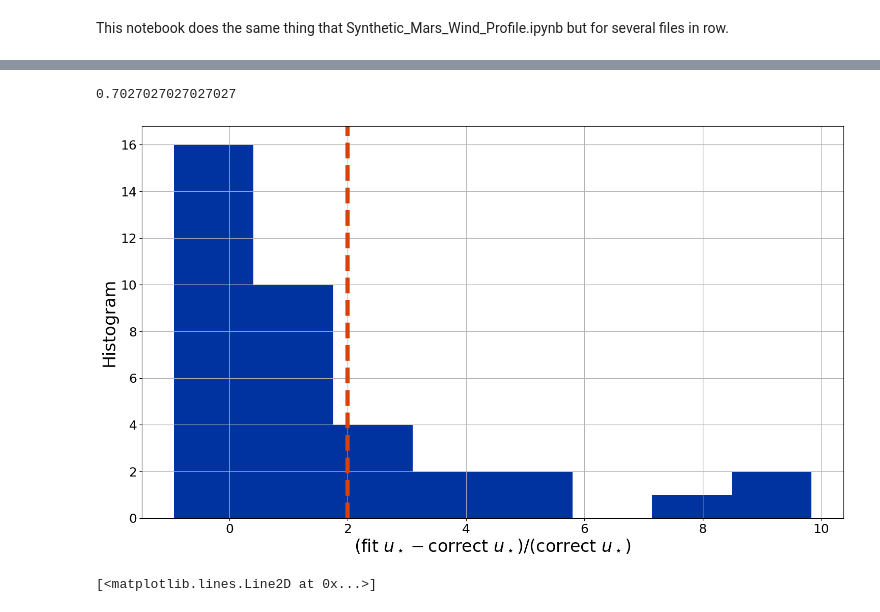
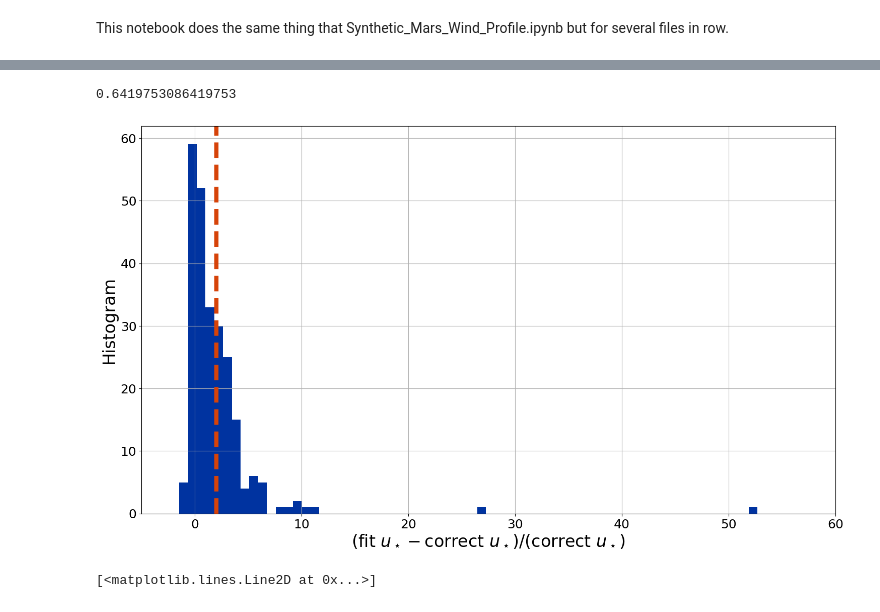
Before and after one commit to BoiseStatePlanetary/Measuring_Wind_with_Ingenuity, a Jupyter notebook: code/Batch_Synthetic_Wind_Profile.ipynb, the cells around one changed output, grey strips where cells are left out. Drawn from its saved outputs; the diff is of its cells as text; code cells hidden in the pictures.

Commit message:
Tried new experiments
12-second and 5-second hovers at 14:00 LMST in response to Brown's request

```diff
--- a/code/Batch_Synthetic_Wind_Profile.ipynb
+++ b/code/Batch_Synthetic_Wind_Profile.ipynb
@@ -230,23 +231,28 @@ num_tries, num_successes:  65 37
 # %%
 fig = plt.figure(figsize=(10*aspect_ratio, 10))
 ax = fig.add_subplot(111)
 
 n, bins, patches = ax.hist((saved_ustars - correct_ustars)/correct_ustars, bins='auto', color=BoiseState_blue);
 ax.axvline(2., color=BoiseState_orange, ls='--', lw=6)
 
 ax.tick_params(labelsize=18)
 ax.set_xlabel(r'$\left({\rm fit}\ u_\star - {\rm correct}\ u_\star\right)/\left( {\rm correct}\ u_\star\right)$',
               fontsize=24)
 ax.set_ylabel("Histogram", fontsize=24)
 ax.grid(True)
 
+ax.set_xlim([-5, 60])
+
 x = (saved_ustars - correct_ustars)/correct_ustars
 print(len(x[x < 2])/len(x))
 
-fig.savefig("ustar_histogram.png", dpi=300, bbox_inches="tight")
+fig.savefig("ustar_histogram_5-second-hover_1400LMST.png", dpi=300, bbox_inches="tight")
+# 0.6419753086419753
+# fig.savefig("ustar_histogram_12-second-hover_1400LMST.png", dpi=300, bbox_inches="tight")
+# 0.717948717948718
 # %% [output]
-0.7027027027027027
+0.6419753086419753
-[figure, old version]
+[figure, new version]
 # %%
 plt.errorbar(correct_ustars, saved_ustars, yerr=saved_sigma_ustars, marker='o', ls='')
 plt.plot(correct_ustars, correct_ustars)
```
Also changed, not shown: parts of 2 cells of this notebook, 6 other files.
